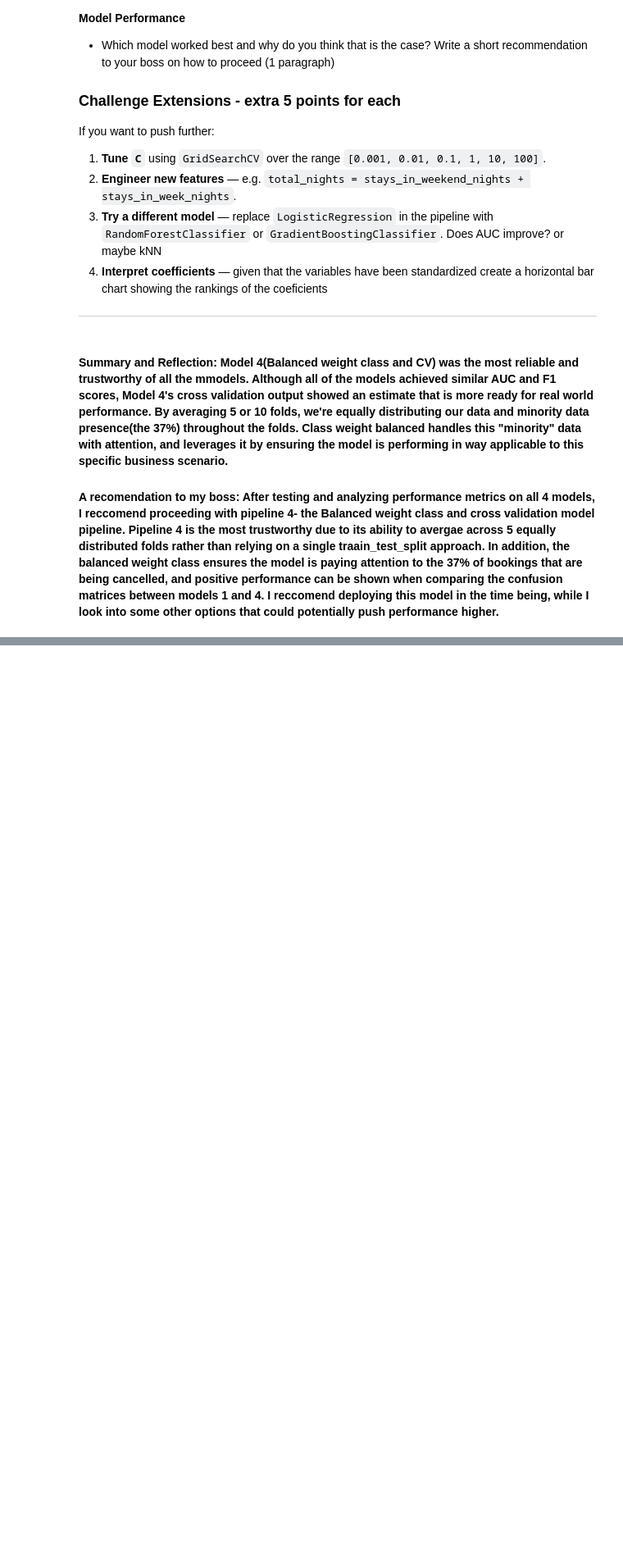
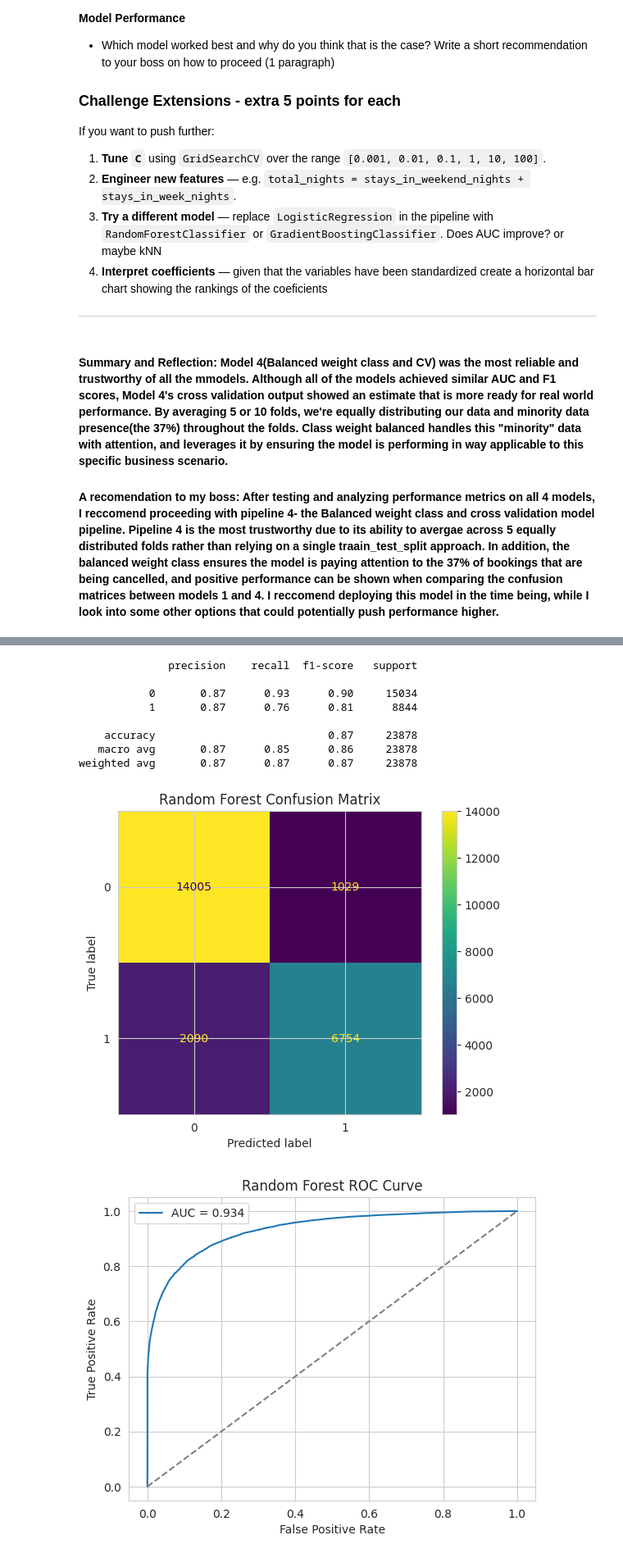
Before and after one commit to Mattcben1/Week9, a Jupyter notebook: hotel_cancellation_lab.ipynb, the cells around one changed output, grey strips where cells are left out. Shown at 82% size. Saved outputs shown, nothing was run; the diff lists cells and outputs as text; code cells hidden in the pictures; blank space fills up the shorter version.

```diff
--- a/hotel_cancellation_lab.ipynb
+++ b/hotel_cancellation_lab.ipynb
@@ -535,0 +538,13 @@ the rankings of the coeficients
+# %%
+# Swapping out LogisticRegression for random foreest, which is more complex and offers more flexibility in modeling
+# Random Forest is in essence, a collectionn of decision trees, where each tree is trained on a random subset of the data and features.
+# Alot of code stays the same
+# Estimators is the # of trees
+from sklearn.ensemble import RandomForestClassifier
+
+model_rf_pipe = Pipeline(steps=[
+    ('preprocessor', preprocessor),
+    ('classifier', RandomForestClassifier(n_estimators=100, random_state=42))
+])
+
+model_rf_pipe.fit(X_train, y_train)
@@ -535,0 +569,31 @@ the rankings of the coeficients
+# %%
+y_pred_rf = model_rf_pipe.predict(X_test)
+y_prob_rf = model_rf_pipe.predict_proba(X_test)[:, 1]
+
+print(classification_report(y_test, y_pred_rf))
+
+cm_rf = confusion_matrix(y_test, y_pred_rf)
+ConfusionMatrixDisplay(cm_rf).plot()
+plt.title("Random Forest Confusion Matrix")
+plt.show()
+
+fpr_rf, tpr_rf, _ = roc_curve(y_test, y_prob_rf)
+auc_rf = roc_auc_score(y_test, y_prob_rf)
+plt.plot(fpr_rf, tpr_rf, label=f'AUC = {auc_rf:.3f}')
+plt.plot([0,1],[0,1],'--', color='grey')
+plt.xlabel('False Positive Rate')
+plt.ylabel('True Positive Rate')
+plt.title('Random Forest ROC Curve')
+plt.legend()
+plt.show()
+# %% [output]
+              precision    recall  f1-score   support
+
+           0       0.87      0.93      0.90     15034
+           1       0.87      0.76      0.81      8844
+
+    accuracy                           0.87     23878
+   macro avg       0.87      0.85      0.86     23878
+weighted avg       0.87      0.87      0.87     23878
+[figure, added]
+[figure, added]
```
Also changed, not shown: parts of 17 cells of this notebook.
